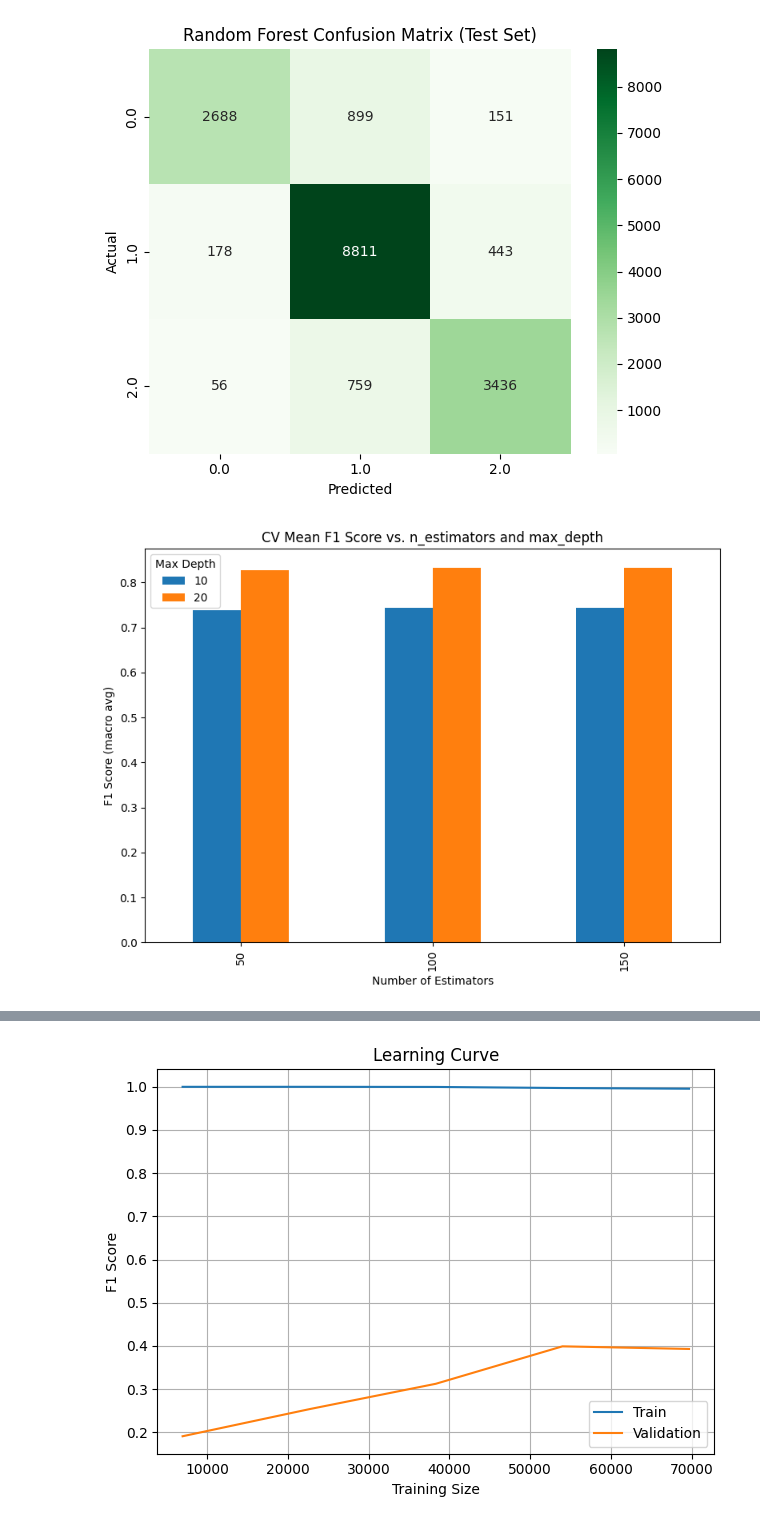
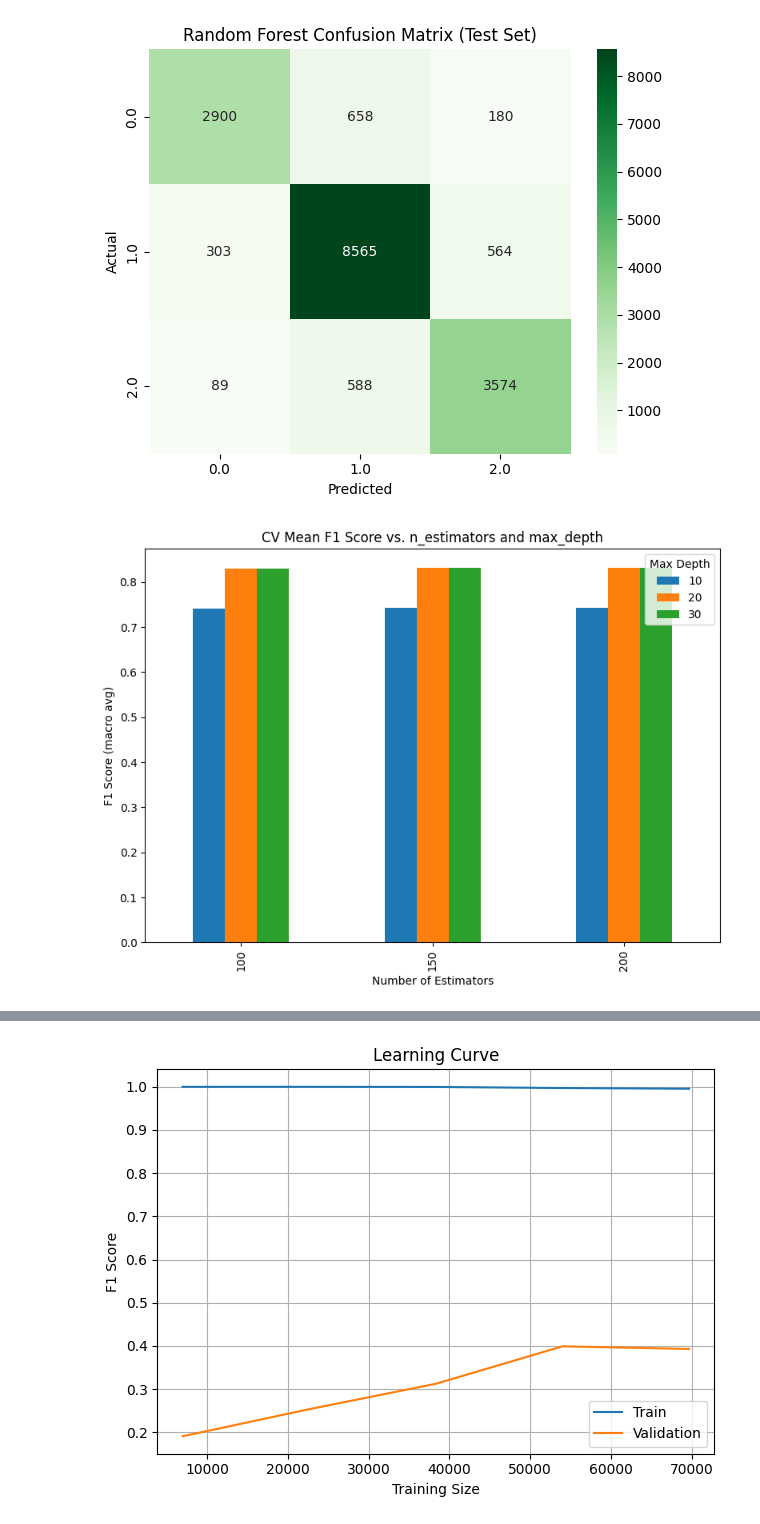
Before and after one commit to GavinSaiun/Motion-Based-Table-Tennis-Skill-Prediction, a Jupyter notebook: randomForest.ipynb, the cells around one changed output, grey strips where cells are left out. Drawn from its saved outputs; the diff is of its cells as text; code cells hidden in the pictures.

```diff
--- a/randomForest.ipynb
+++ b/randomForest.ipynb
@@ -10,20 +10,19 @@ from sklearn.preprocessing import StandardScaler
 from sklearn.pipeline import Pipeline
 from sklearn.metrics import classification_report, confusion_matrix
 
-# === Load and prepare data ===
+
 df_sensor = pd.read_csv("datasets/assignTTSWING_sensor_only.csv")
 X = df_sensor.drop(columns=['playYears'])
 y = df_sensor['playYears']
 classes = np.unique(y)
 
-# === Train/Test Split ===
 X_train, X_test, y_train, y_test = train_test_split(
     X, y, test_size=0.2, stratify=y, random_state=42
 )
 
-# === Define pipeline ===
+
 pipeline = Pipeline([
-    ('scaler', StandardScaler()),  # scaling within CV folds
+    ('scaler', StandardScaler()),
     ('rf', RandomForestClassifier(
         random_state=42,
         class_weight='balanced',
@@ -31,14 +30,16 @@ pipeline = Pipeline([
     ))
 ])
 
-# === Hyperparameter grid ===
+
 param_grid = {
-    'rf__n_estimators': [50, 100, 150],
-    'rf__max_depth': [None, 10, 20]
+    'rf__n_estimators': [100, 150, 200],
+    'rf__max_depth': [10, 20, 30],
+    'rf__min_samples_split': [2, 5, 10],
+    'rf__min_samples_leaf': [1, 2, 4]
 }
 
-# # === Cross-validation setup ===
-cv = StratifiedKFold(n_splits=5, shuffle=True, random_state=42)
+
+cv = StratifiedKFold(n_splits=3, shuffle=True, random_state=42)
 
 grid_search = GridSearchCV(
     estimator=pipeline,
@@ -49,18 +50,15 @@ grid_search = GridSearchCV(
     return_train_score=True
 )
 
-# === Fit model ===
+
 grid_search.fit(X_train, y_train)
 
-# === Best parameters and scores ===
 print("Best Parameters:", grid_search.best_params_)
 print(f"Best F1 Score (CV Avg): {grid_search.best_score_:.4f}")
 
-# === Evaluate on the hold-out test set ===
 y_pred = grid_search.predict(X_test)
 print("\nClassification Report on Test Set:\n", classification_report(y_test, y_pred))
 
-# === Confusion matrix ===
 cm = confusion_matrix(y_test, y_pred)
 plt.figure(figsize=(6, 5))
 sns.heatmap(cm, annot=True, fmt='d', cmap='Greens',
@@ -71,7 +69,6 @@ plt.ylabel("Actual")
 plt.tight_layout()
 plt.show()
 
-# === Plot cross-validation results ===
 results = pd.DataFrame(grid_search.cv_results_)
 pivot_table = results.pivot_table(
     values='mean_test_score',
@@ -102,3 +99,3 @@ Classification Report on Test Set:
 weighted avg       0.86      0.86      0.86     17421
-[figure, old version]
+[figure, new version]
-[figure, old version]
+[figure, new version]
```
Also changed, not shown: parts of 7 cells of this notebook, 4 other files.
